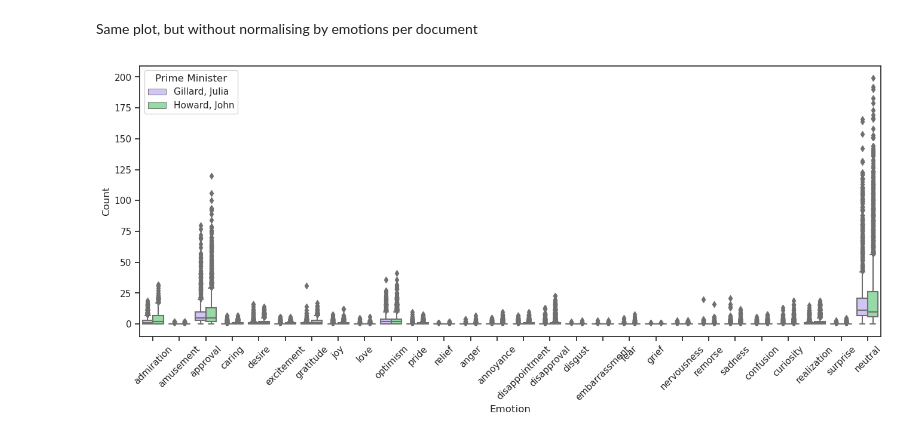
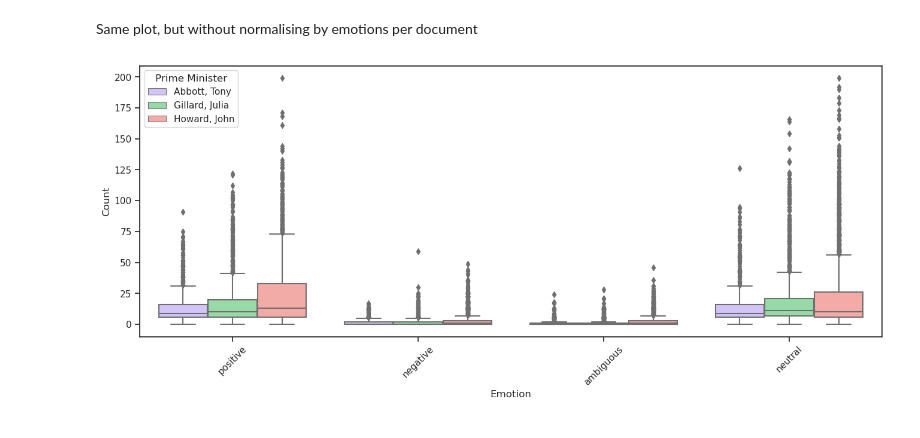
Before and after one commit to thaum-io/language-of-leadership, a Jupyter notebook: nb/VisEmotion2.ipynb, the cells around one changed output. Saved outputs shown, nothing was run; the diff lists cells and outputs as text; code cells hidden in the pictures.

```diff
--- a/nb/VisEmotion2.ipynb
+++ b/nb/VisEmotion2.ipynb
@@ -293,19 +293,31 @@ plot_coarse_emotion_proportions(df_coarse, window=win_len, title='Proportional S
 ##  Let's look at how the distribution of use of emotion varies between politicians
 Again, let's look at proportionate representation per document.
 # %%
-def construct_emotion_fine_boxplot_df(df_in_0, prime_ministers, use_norm=True):
-    emotions = all_emotions
-    emotions_cols = ['emotions_count_fine_'+x for x in emotions]
+def construct_emotion_boxplot_df(df_in_0, prime_ministers, use_norm=True, mode='fine', use_nonneutral_norm=False):
+    if mode=='fine':
+        prefix = 'emotions_count_fine_'
+        emotions = all_emotions
+    else:
+        prefix = 'emotions_count_coarse_'
+        emotions = coarse_emotions
+
+    if use_nonneutral_norm:
+        norm_column = 'emotions_count_nonneutral'
+    else:
+        norm_column = 'emotions_count_all'
+
+
+    emotions_cols = [prefix + x for x in emotions]
     quant_label = 'Count'
 
     df_in = df_in_0.copy()
     if use_norm:
         quant_label = 'Proportion'
         emotions = emotions[0:-1]
-        emotions_cols = ['emotions_count_fine_'+x for x in emotions]
+        emotions_cols = [prefix+x for x in emotions]
         for col in emotions_cols:
             x = np.array(df_in[col])
-            y = np.array(df_in['emotions_count_nonneutral'])
+            y = np.array(df_in[norm_column])
             df_in[col] = np.divide(x, y)
         df_in = df_in.fillna(0)
 
@@ -348,14 +380,14 @@ plt.show()
 # %% [markdown]
 Same plot, but without normalising by emotions per document
 # %%
-df_bp, quant_label = construct_emotion_fine_boxplot_df(df, ['Howard, John', 'Gillard, Julia'], use_norm=False)
+df_bp, quant_label = construct_emotion_boxplot_df(df, ['Howard, John', 'Gillard, Julia', 'Abbott, Tony'], use_norm=False, mode='coarse')
 fig, ax = plt.subplots(figsize=(16,6), dpi= 100, facecolor='w', edgecolor='k')
 chart = sns.boxplot(x="Emotion", y=quant_label,
-            hue="Prime Minister", palette=["m", "g"],
+            hue="Prime Minister", palette=["m", "g", "r"],
             data=df_bp, ax=ax)
 #sns.despine(offset=10, trim=True)
 #plt.gca().set_xticklabels(ax.get_xticklabels(),rotation=30)
 plt.setp(ax.get_xticklabels(), rotation=45)
 plt.show()
 # %% [output]
-[figure, old version]
+[figure, new version]
```
Also changed, not shown: parts of 2 cells of this notebook, 3 other files.
